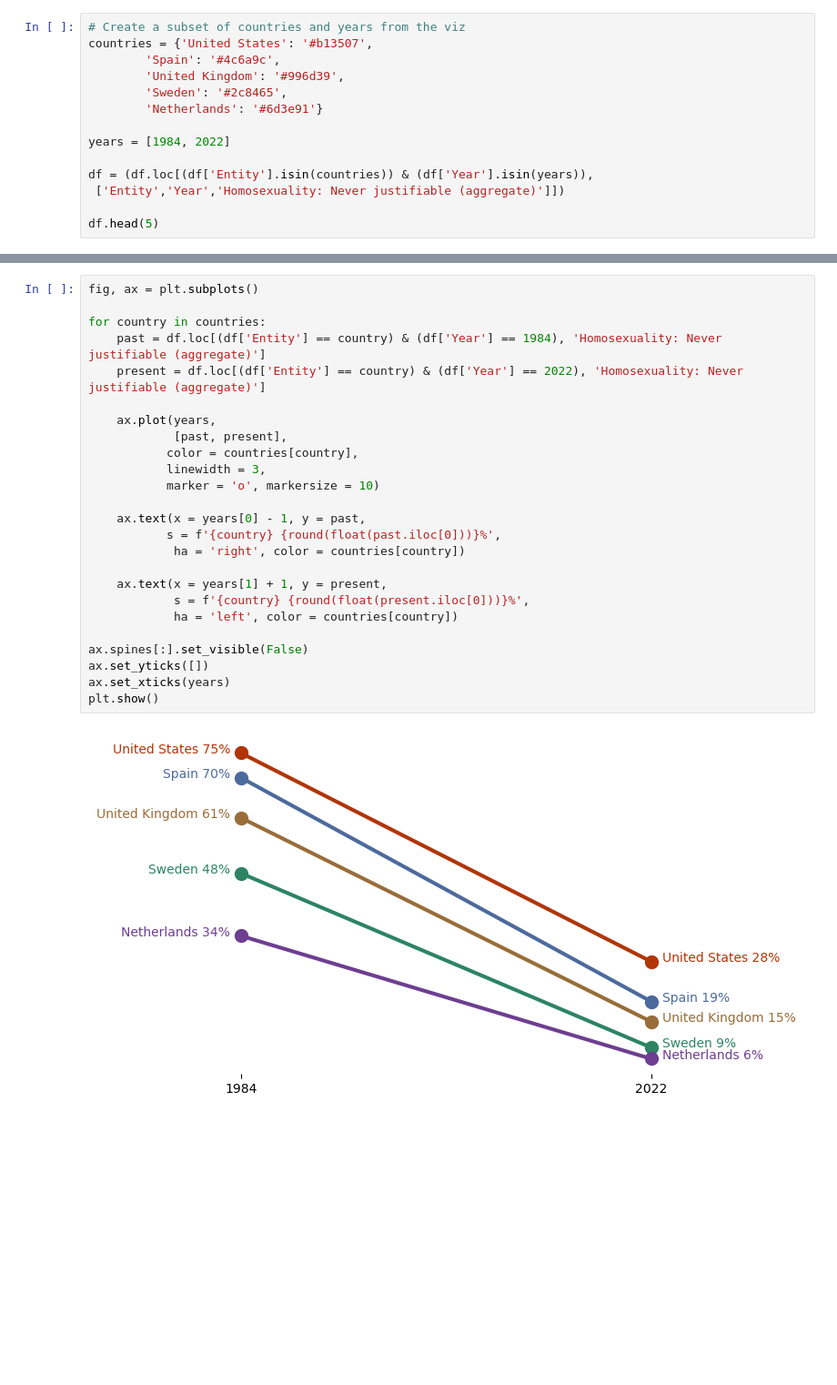
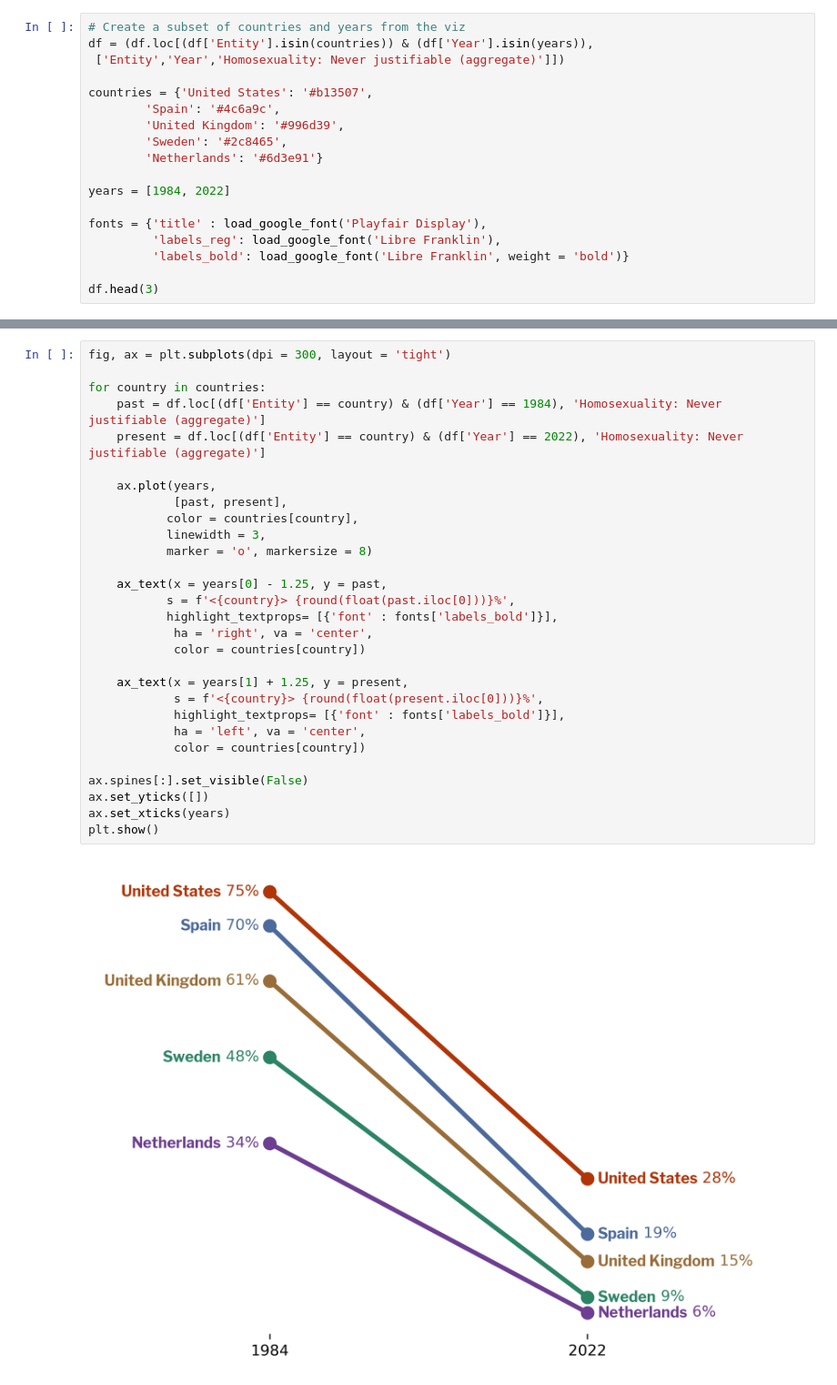
Before and after one commit to ben-baror/decline-in-homophobia-viz, a Jupyter notebook: homophobia_decline_viz.ipynb, the cells around one changed output, grey strips where cells are left out. Shown at 91% size. Saved outputs shown, nothing was run; the diff lists cells and outputs as text; blank space fills up the shorter version.

Commit message:
added fonts

```diff
--- a/homophobia_decline_viz.ipynb
+++ b/homophobia_decline_viz.ipynb
@@ -5,6 +7,9 @@ import matplotlib.pyplot as plt
 df = pd.read_csv('share-of-people-who-think-homosexuality-is-never-justified.csv')
 # %%
 # Create a subset of countries and years from the viz
+df = (df.loc[(df['Entity'].isin(countries)) & (df['Year'].isin(years)),
+ ['Entity','Year','Homosexuality: Never justifiable (aggregate)']])
+
 countries = {'United States': '#b13507',
         'Spain': '#4c6a9c',
         'United Kingdom': '#996d39',
@@ -13,10 +18,11 @@ countries = {'United States': '#b13507',
 
 years = [1984, 2022]
 
-df = (df.loc[(df['Entity'].isin(countries)) & (df['Year'].isin(years)),
- ['Entity','Year','Homosexuality: Never justifiable (aggregate)']])
+fonts = {'title' : load_google_font('Playfair Display'),
+         'labels_reg': load_google_font('Libre Franklin'),
+         'labels_bold': load_google_font('Libre Franklin', weight = 'bold')}
 
-df.head(5)
+df.head(3)
 # %% [output]
 |  | Entity | Year | Homosexuality: Never justifiable ... |
 | 408 | Netherlands | 1984 | 33.899180 |
@@ -27,30 +31,34 @@ df.head(5)
 # %%
-fig, ax = plt.subplots()
+fig, ax = plt.subplots(dpi = 300, layout = 'tight')
 
 for country in countries:
     past = df.loc[(df['Entity'] == country) & (df['Year'] == 1984), 'Homosexuality: Never justifiable (aggregate)']
     present = df.loc[(df['Entity'] == country) & (df['Year'] == 2022), 'Homosexuality: Never justifiable (aggregate)']
 
     ax.plot(years,
             [past, present],
            color = countries[country],
            linewidth = 3,
-           marker = 'o', markersize = 10)
+           marker = 'o', markersize = 8)
 
-    ax.text(x = years[0] - 1, y = past,
-           s = f'{country} {round(float(past.iloc[0]))}%',
-            ha = 'right', color = countries[country])
+    ax_text(x = years[0] - 1.25, y = past,
+           s = f'<{country}> {round(float(past.iloc[0]))}%',
+           highlight_textprops= [{'font' : fonts['labels_bold']}],
+            ha = 'right', va = 'center',
+            color = countries[country])
 
-    ax.text(x = years[1] + 1, y = present,
-            s = f'{country} {round(float(present.iloc[0]))}%',
-            ha = 'left', color = countries[country])
+    ax_text(x = years[1] + 1.25, y = present,
+            s = f'<{country}> {round(float(present.iloc[0]))}%',
+            highlight_textprops= [{'font' : fonts['labels_bold']}],
+            ha = 'left', va = 'center',
+            color = countries[country])
 
 ax.spines[:].set_visible(False)
 ax.set_yticks([])
 ax.set_xticks(years)
 plt.show()
 # %% [output]
-[figure, old version]
+[figure, new version]
 # %%
 # add v lines
 #move years ticks to top
```
Also changed, not shown: parts of 3 cells of this notebook.
